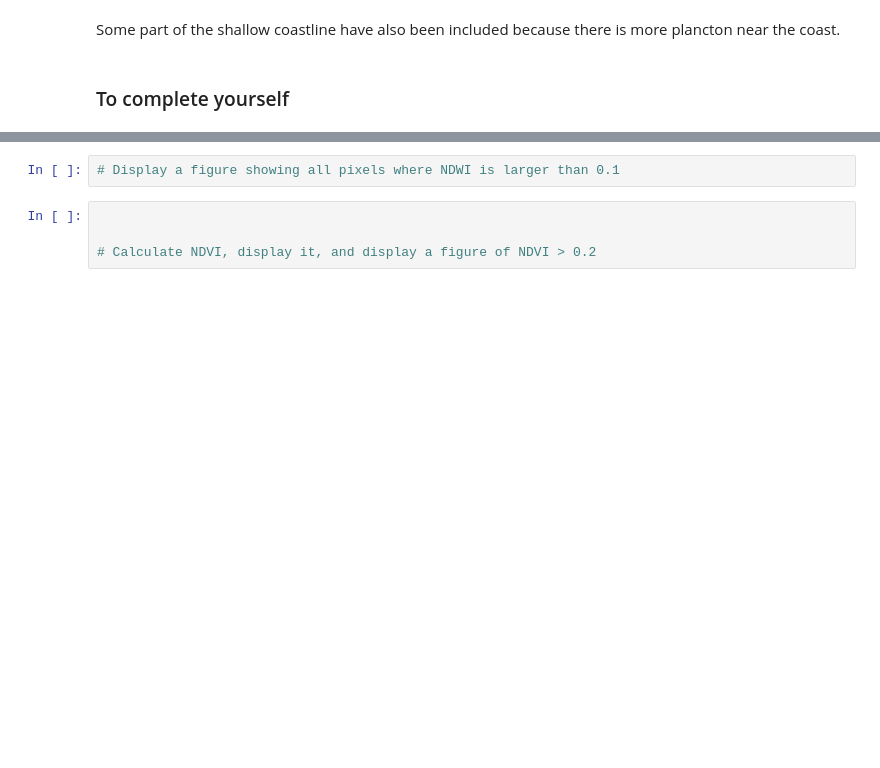
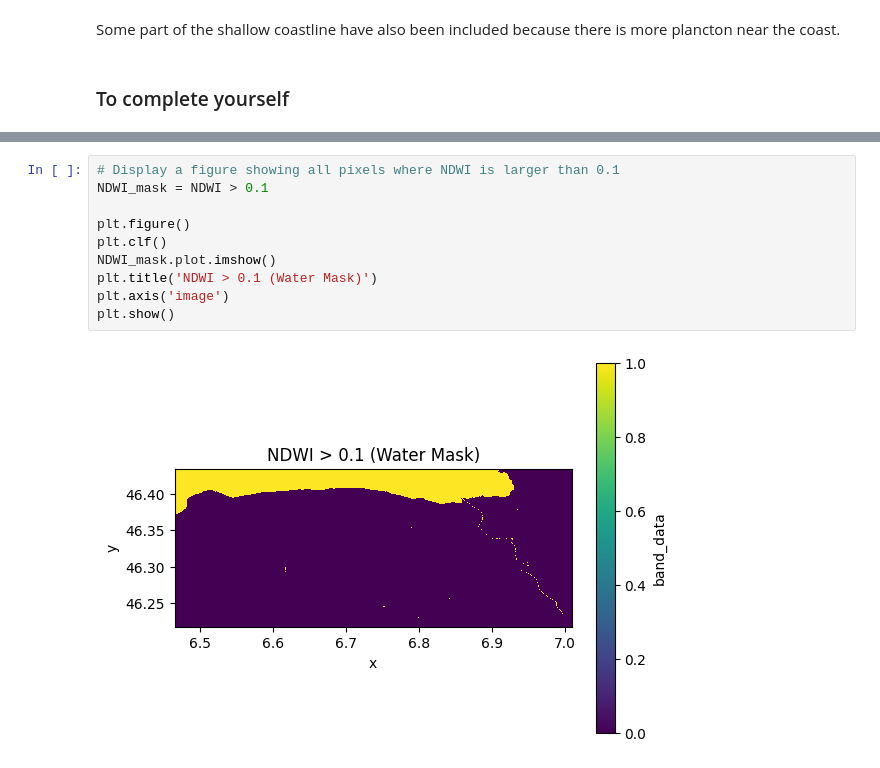
Before and after one commit to emmagiometti/RemoteSensing_2026, a Jupyter notebook: RSES_TP2_notebook.ipynb, the cells around one changed output, grey strips where cells are left out. Drawn from its saved outputs; the diff is of its cells as text; blank space fills up the shorter version.

```diff
--- a/RSES_TP2_notebook.ipynb
+++ b/RSES_TP2_notebook.ipynb
@@ -332,6 +329,12 @@ AttributeError: 'ellipsis' object has no attribute 'plot'
 # %%
 # Display a figure showing all pixels where NDWI is larger than 0.1
+NDWI_mask = NDWI > 0.1
+
+plt.figure()
+plt.clf()
+NDWI_mask.plot.imshow()
+plt.title('NDWI > 0.1 (Water Mask)')
+plt.axis('image')
+plt.show()
+# %% [output]
+[figure, added]
-# %%
-
-
-# Calculate NDVI, display it, and display a figure of NDVI > 0.2
```
Also changed, not shown: parts of 5 cells of this notebook.
